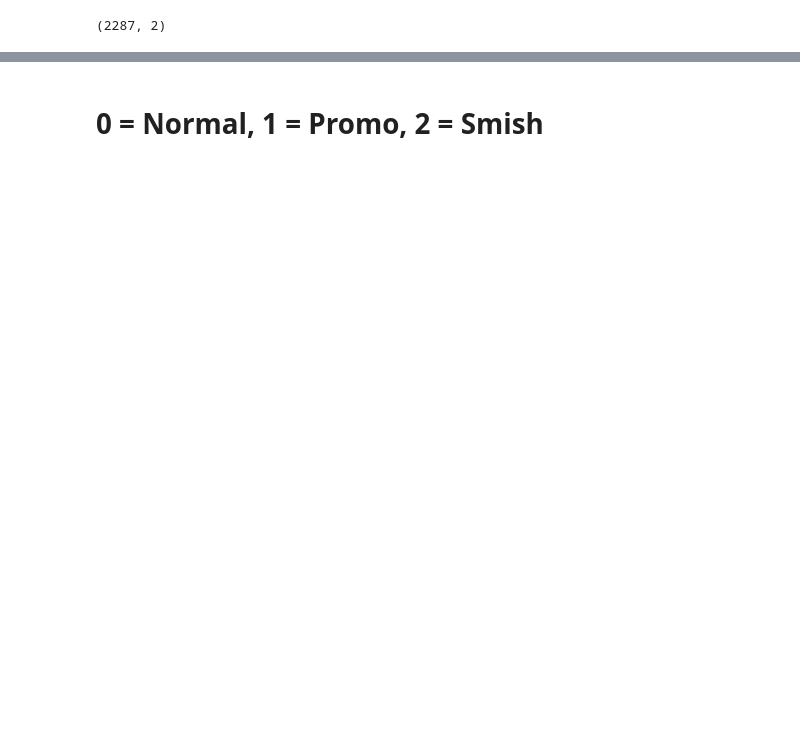
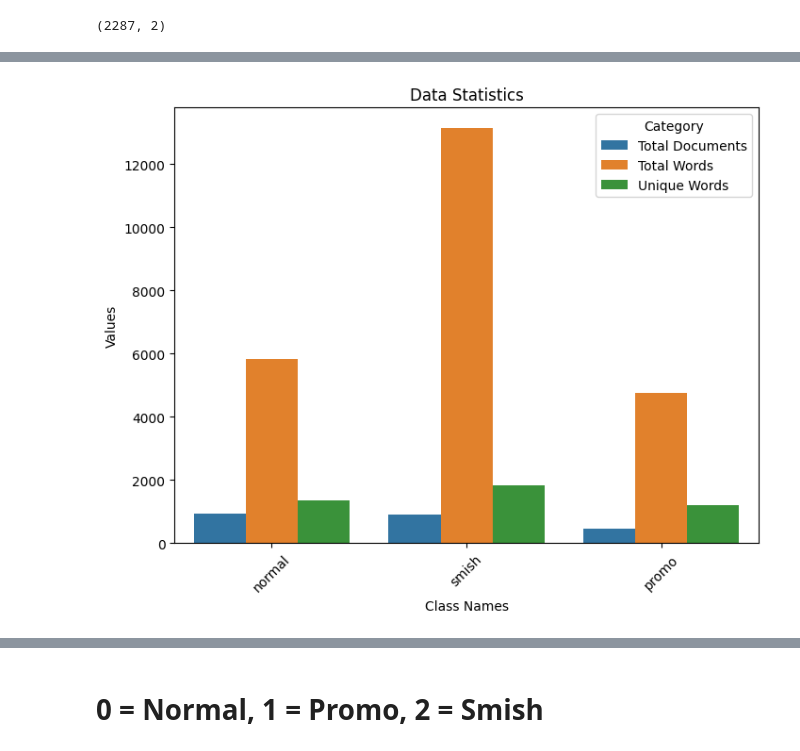
Before and after one commit to S4DIB/bengali-sms-fraud-detection-using-supervised-learning, a Jupyter notebook: Bengali Sms Fraud Detection.ipynb, the cells around one changed output, grey strips where cells are left out. Cells and saved outputs as stored; diff of their text form; code cells hidden in the pictures; blank space fills up the shorter version.

```diff
--- a/Bengali Sms Fraud Detection.ipynb
+++ b/Bengali Sms Fraud Detection.ipynb
@@ -106,3 +115,3 @@ def stopwords_info(filename):
 # %%
-data['Cleaned'] = data['Cleaned'].apply(stopword_removal)
-data
+# data['Cleaned'] = data['Cleaned'].apply(stopword_removal)
+# data
@@ -141,0 +193,16 @@ data.head()
+# %%
+data_matrix = pd.DataFrame({'Total Documents':documents,
+                            'Total Words':words,
+                            'Unique Words':u_words,
+                            'Class Names':class_names})
+df = pd.melt(data_matrix, id_vars="Class Names", var_name="Category", value_name="Values")
+plt.figure(figsize=(8, 6))
+ax = plt.subplot()
+
+sns.barplot(data=df,x='Class Names', y='Values' ,hue='Category')
+ax.set_xlabel('Class Names')
+ax.set_title('Data Statistics')
+
+ax.xaxis.set_ticklabels(class_names, rotation=45);
+# %% [output]
+[figure, added]
```
Also changed, not shown: parts of 36 cells of this notebook.
